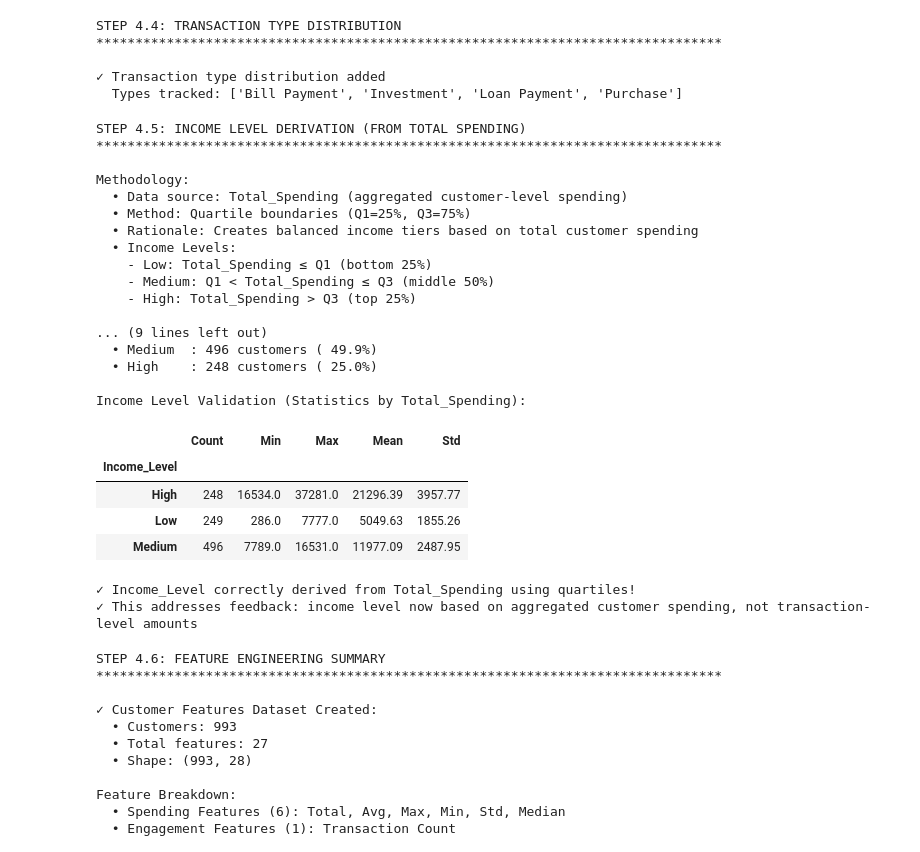
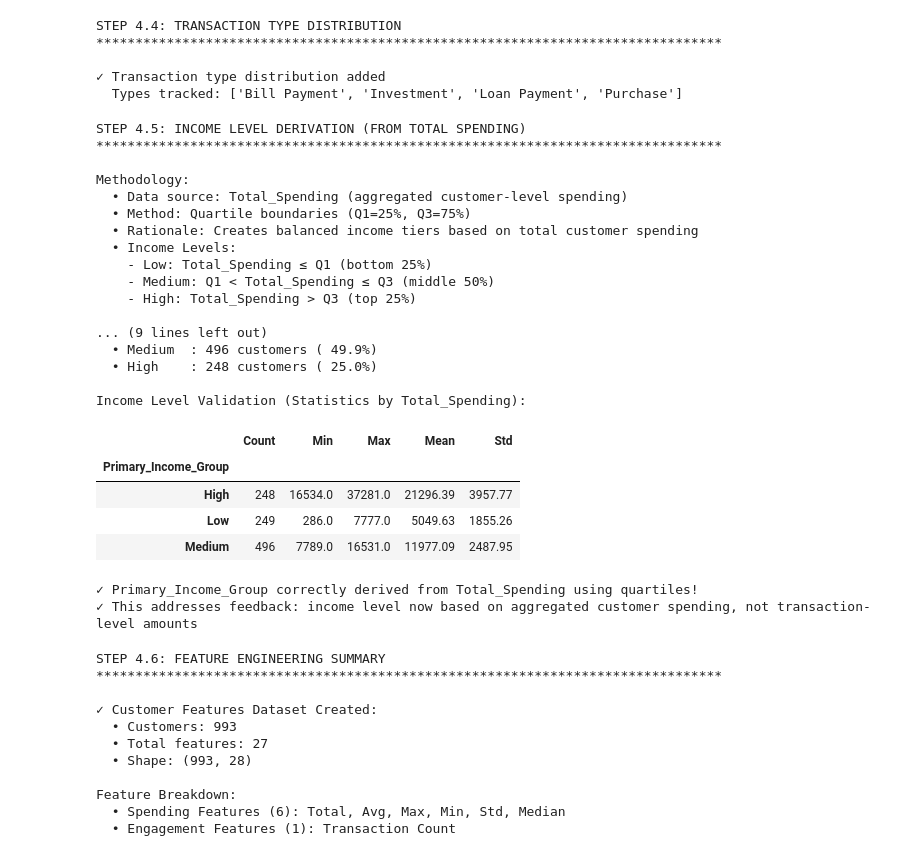
Before and after one commit to maemncd/DMP_MS1_S3107_Ravenclaw, a Jupyter notebook: Milestone_1/Notebooks/FinMark_Milestone1_Submission.ipynb, the cells around one changed output. Drawn from its saved outputs; the diff is of its cells as text; code cells hidden in the pictures.

Commit message:
Milestone 1 Revision - Removed Income_Level and retained Primary_Income_Group as the main income classification based on total spending quartiles.

```diff
--- a/Milestone_1/Notebooks/FinMark_Milestone1_Submission.ipynb
+++ b/Milestone_1/Notebooks/FinMark_Milestone1_Submission.ipynb
@@ -652,11 +652,11 @@ def assign_income_level(spending):
     else:
         return 'High'
 
-customer_features['Income_Level'] = customer_features['Total_Spending'].apply(assign_income_level)
+customer_features['Primary_Income_Group'] = customer_features['Total_Spending'].apply(assign_income_level)
 
-print(f"\n✓ Income_Level assigned to all customers")
+print(f"\n✓ Primary_Income_Group assigned to all customers")
 print(f"\nIncome Level Distribution:")
-income_dist = customer_features['Income_Level'].value_counts().sort_index()
+income_dist = customer_features['Primary_Income_Group'].value_counts().sort_index()
 for level in ['Low', 'Medium', 'High']:
     count = income_dist.get(level, 0)
     pct = count / len(customer_features) * 100
@@ -664,41 +664,41 @@ for level in ['Low', 'Medium', 'High']:
 
 # Validate
 print(f"\nIncome Level Validation (Statistics by Total_Spending):")
-income_stats = customer_features.groupby('Income_Level')['Total_Spending'].agg([
+income_stats = customer_features.groupby('Primary_Income_Group')['Total_Spending'].agg([
     ('Count', 'count'),
     ('Min', 'min'),
     ('Max', 'max'),
     ('Mean', 'mean'),
     ('Std', 'std')
 ]).round(2)
 display(income_stats)
 
-print("\n✓ Income_Level correctly derived from Total_Spending using quartiles!")
+print("\n✓ Primary_Income_Group correctly derived from Total_Spending using quartiles!")
 print("✓ This addresses feedback: income level now based on aggregated customer spending, not transaction-level amounts")
 # %% [output]
 STEP 4.5: INCOME LEVEL DERIVATION (FROM TOTAL SPENDING)
 ********************************************************************************
 
 Methodology:
   • Data source: Total_Spending (aggregated customer-level spending)
   • Method: Quartile boundaries (Q1=25%, Q3=75%)
   • Rationale: Creates balanced income tiers based on total customer spending
   • Income Levels:
     - Low: Total_Spending ≤ Q1 (bottom 25%)
     - Medium: Q1 < Total_Spending ≤ Q3 (middle 50%)
     - High: Total_Spending > Q3 (top 25%)
 
 ... (9 lines left out)
   • Medium  : 496 customers ( 49.9%)
   • High    : 248 customers ( 25.0%)
 
 Income Level Validation (Statistics by Total_Spending):
 |  | Count | Min | Max | Mean | Std |
-| Income_Level |  |  |  |  |  |
+| Primary_Income_Group |  |  |  |  |  |
 | High | 248 | 16534.0 | 37281.0 | 21296.39 | 3957.77 |
 | Low | 249 | 286.0 | 7777.0 | 5049.63 | 1855.26 |
 | Medium | 496 | 7789.0 | 16531.0 | 11977.09 | 2487.95 |
-✓ Income_Level correctly derived from Total_Spending using quartiles!
+✓ Primary_Income_Group correctly derived from Total_Spending using quartiles!
 ✓ This addresses feedback: income level now based on aggregated customer spending, not transaction-level amounts
 # %%
 print("\nSTEP 4.6: FEATURE ENGINEERING SUMMARY")
```
Also changed, not shown: 1 other file.
